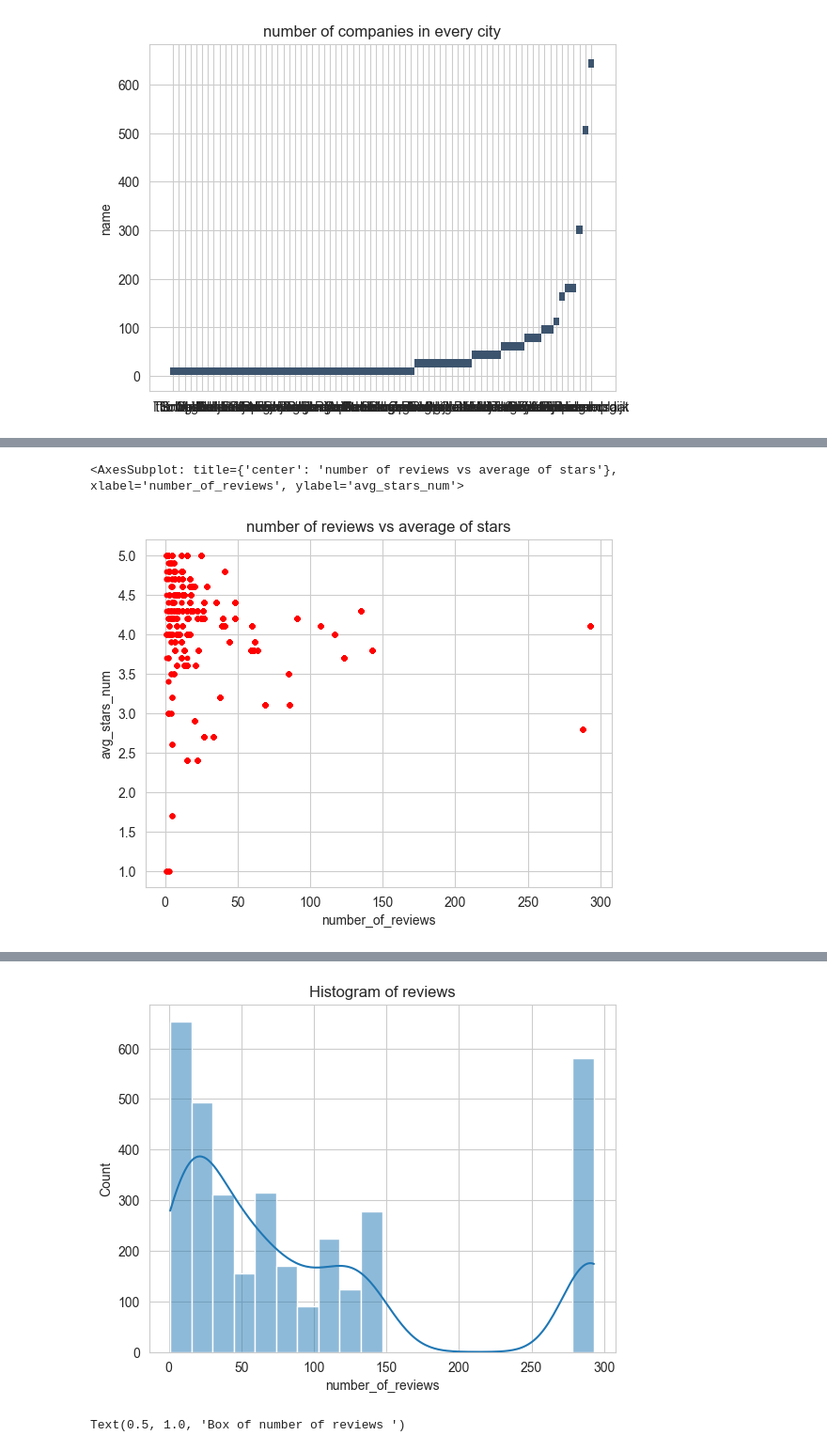
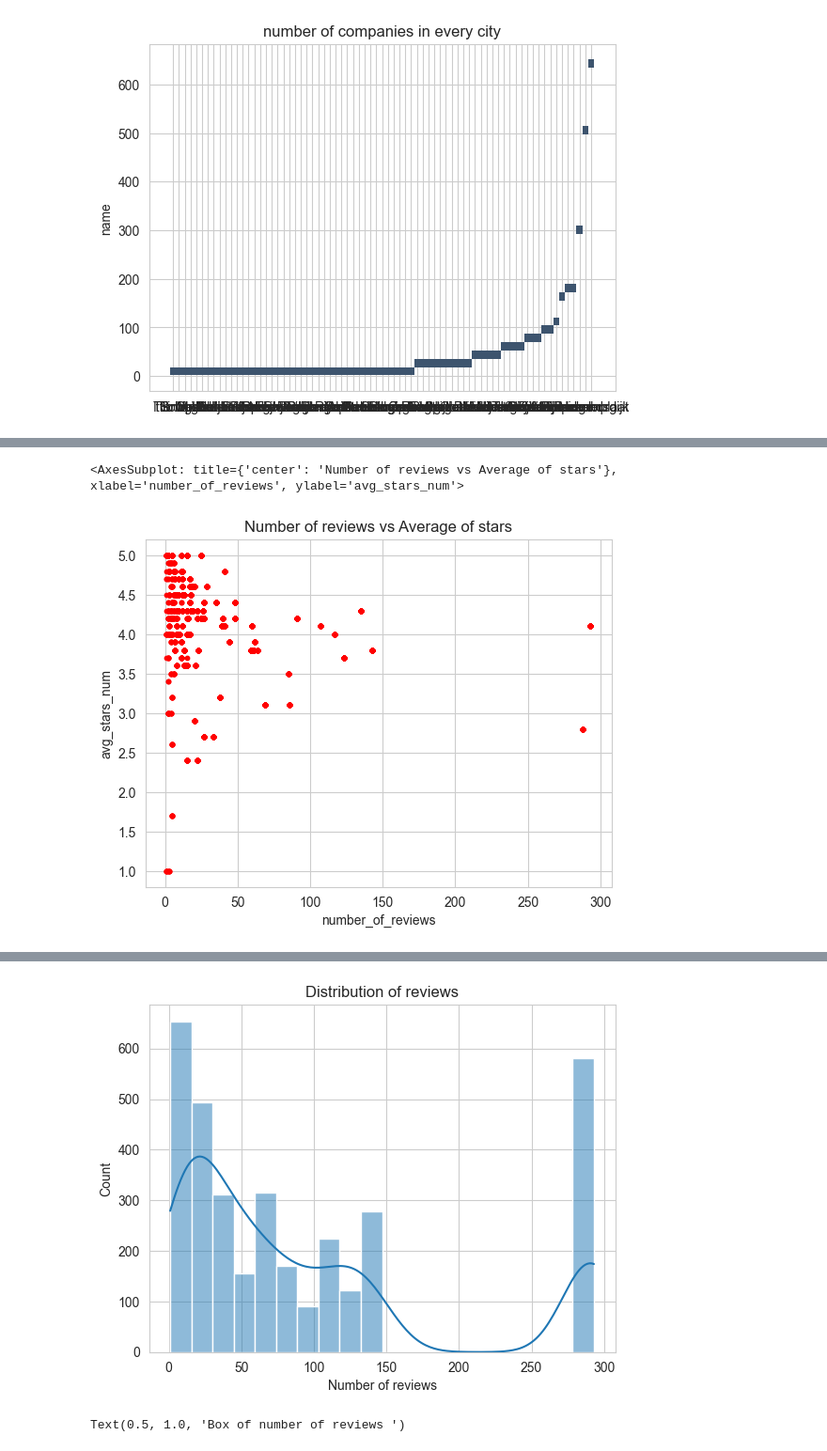
Before and after one commit to GSSaac/TOMlogistics, a Jupyter notebook: dz_WP1.5_Plots.ipynb, the cells around one changed output, grey strips where cells are left out. Shown at 94% size. Saved outputs shown, nothing was run; the diff lists cells and outputs as text; code cells hidden in the pictures.

```diff
--- a/dz_WP1.5_Plots.ipynb
+++ b/dz_WP1.5_Plots.ipynb
@@ -72,11 +100,11 @@ top_20_cities.plot(kind='bar')
 # %%
 #2) scatter plot for number of reviews per company vs average of stars
-df.plot.scatter(x='number_of_reviews',y='avg_stars_num',s=10,c= 'red',title='number of reviews vs average of stars')
+df.plot.scatter(x='number_of_reviews',y='avg_stars_num',s=10,c='red',title='Number of reviews vs Average of stars')
 # %% [output]
-<AxesSubplot: title={'center': 'number of reviews vs average of stars'}, xlabel='number_of_reviews', ylabel='avg_stars_num'>
+<AxesSubplot: title={'center': 'Number of reviews vs Average of stars'}, xlabel='number_of_reviews', ylabel='avg_stars_num'>
 [figure]
 # %%
 #distribution of number of reviews
-sns.histplot(x=df['number_of_reviews'],kde=True).set_title('Histogram of reviews')
+sns.histplot(x=df['number_of_reviews'],kde=True).set(xlabel='Number of reviews',title='Distribution of reviews')
 plt
 # %% [output]
@@ -84,4 +112,4 @@ plt
-[figure, old version]
+[figure, new version]
 # %%
 # Plot a boxplot of received stars
 sns.boxplot(x=df['number_of_reviews']).set_title('Box of number of reviews ')
```
Also changed, not shown: parts of 7 cells of this notebook.
